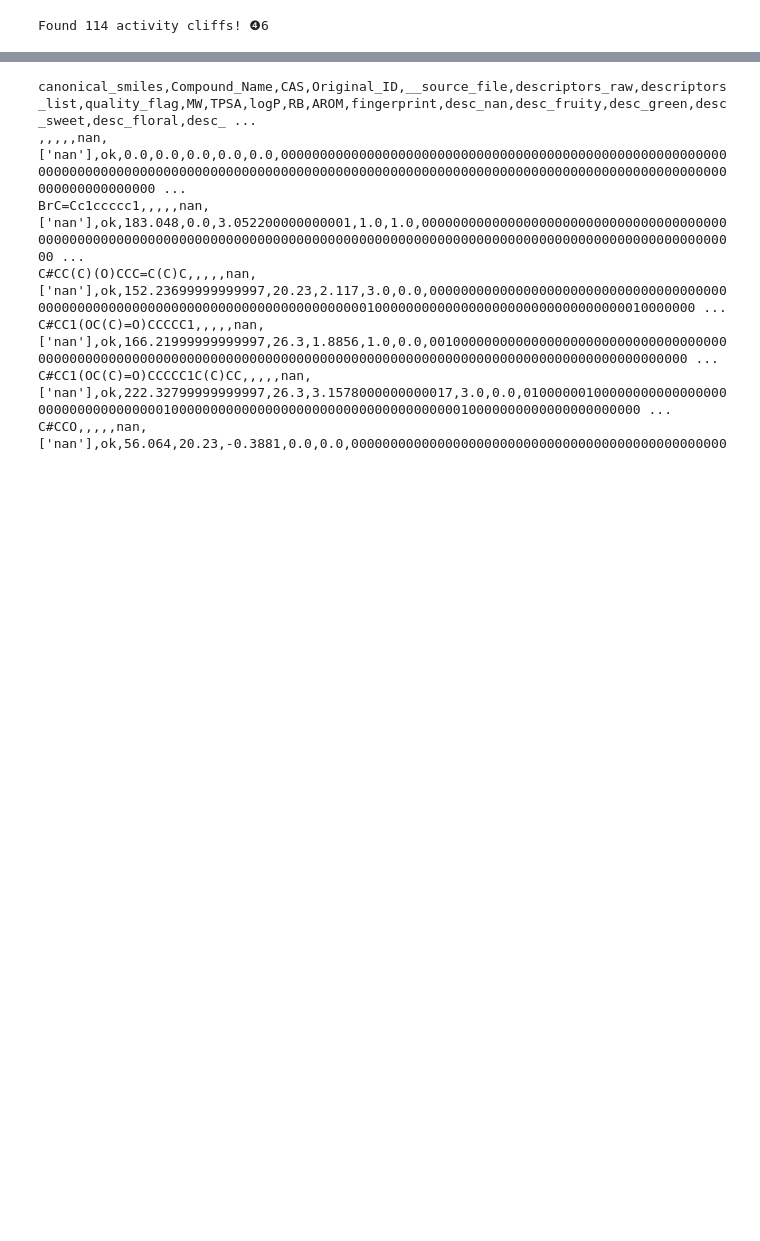
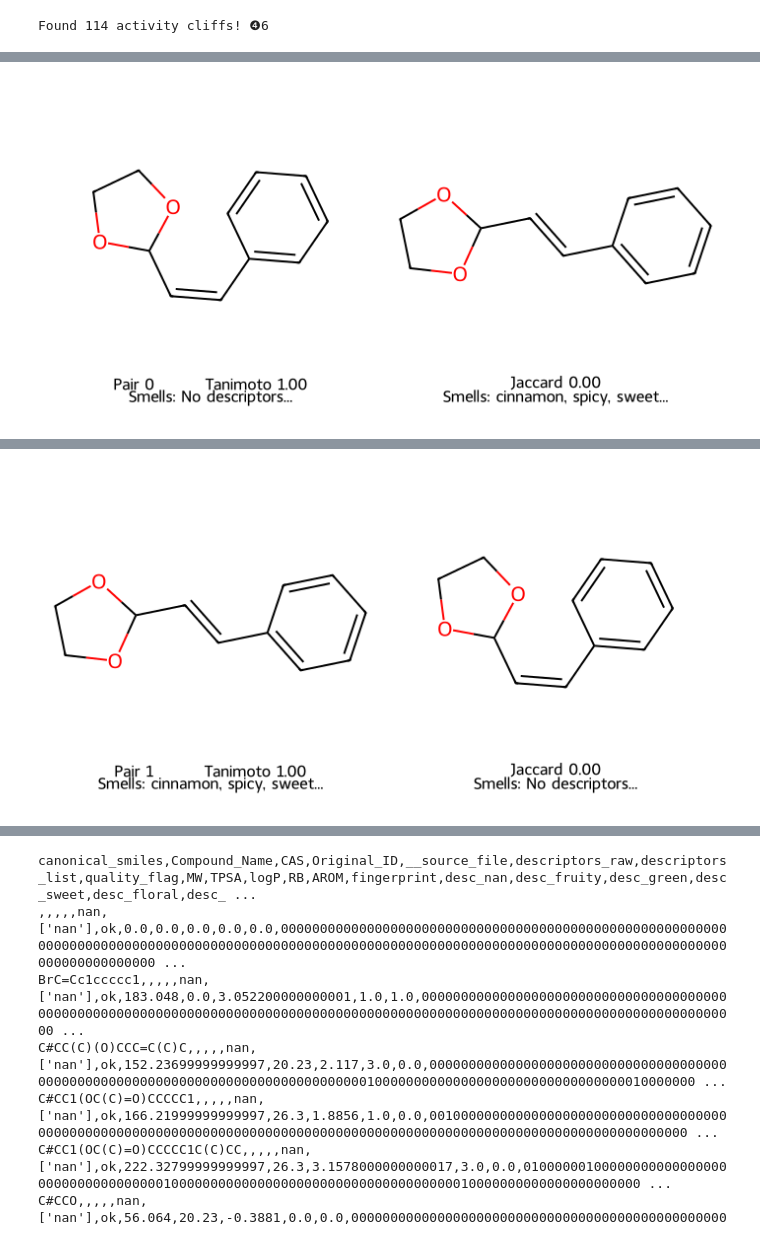
Before and after one commit to maeybeeh/olfactory-flavour-datasets-suds, a Jupyter notebook: notebooks/activitycliffs_openpom.ipynb, the cells around one changed output, grey strips where cells are left out. Saved outputs shown, nothing was run; the diff lists cells and outputs as text; code cells hidden in the pictures; blank space fills up the shorter version.

```diff
--- a/notebooks/activitycliffs_openpom.ipynb
+++ b/notebooks/activitycliffs_openpom.ipynb
@@ -365,18 +468,61 @@ Descriptors for molecule 2: ['cinnamon', 'spicy', 'sweet']
-# %%
-for idx in range(10):
-    pair = cliffs.iloc[idx]
-    mol1 = Chem.MolFromSmiles(pair["smiles1"])
-    mol2 = Chem.MolFromSmiles(pair["smiles2"])
-
-    img = Draw.MolsToGridImage(
-        [mol1, mol2],
-        molsPerRow=2,
-        subImgSize=(350, 350),
-        legends=[
-            f"Pair {idx} — Tanimoto {pair['tanimoto']:.2f}",
-            f"Jaccard {pair['jaccard']:.2f}"
-        ]
-    )
-
-    with open(f"cliff_{idx}.png", "wb") as f:
-        f.write(img.data)
+# %%
+import base64
+import PIL.Image
+import io
+from rdkit import Chem, DataStructs
+from rdkit.Chem import AllChem, Draw
+
+for idx in range(10):
+    pair = cliffs.iloc[idx]
+    mol1 = Chem.MolFromSmiles(pair["smiles1"])
+    mol2 = Chem.MolFromSmiles(pair["smiles2"])
+
+
+    def safe_eval_list(s):
+        try:
+            return eval(str(s))
+        except (SyntaxError, TypeError):
+            return [str(s)]
+
+    desc1_list = [d for d in safe_eval_list(pair['desc1']) if d != 'nan']
+    desc2_list = [d for d in safe_eval_list(pair['desc2']) if d != 'nan']
+
+    d1 = ', '.join(desc1_list) if desc1_list else 'No descriptors'
+    d2 = ', '.join(desc2_list) if desc2_list else 'No descriptors'
+
+    img_display_object = Draw.MolsToGridImage(
+        [mol1, mol2],
+        molsPerRow=2,
+        subImgSize=(350, 350),
+        legends=[
+            f"Pair {idx} — Tanimoto {pair['tanimoto']:.2f}\nSmells: {d1[:30]}...",
+            f"Jaccard {pair['jaccard']:.2f}\nSmells: {d2[:30]}..."
+        ],
+        useSVG=False
+    )
+
+    pil_image_to_save = None
+
+    if hasattr(img_display_object, '_repr_png_'):
+        png_data = img_display_object._repr_png_()
+
+        pil_image_to_save = PIL.Image.open(io.BytesIO(base64.b64decode(png_data)))
+    elif isinstance(img_display_object, PIL.Image.Image):
+        pil_image_to_save = img_display_object
+    else:
+        print(f"Warning: Could not process image object of type {type(img_display_object)}. Skipping save for cliff {idx}.")
+        continue
+
+
+    if pil_image_to_save:
+        pil_image_to_save.save(f"cliff_{idx}.png")
+
+
+    display(img_display_object)
+
+
+    files.download(f"cliff_{idx}.png")
+
+print("Generated and downloaded images for the top 10 activity cliffs.")
+# %% [output]
+[figure, added]
@@ -382,0 +531 @@ for idx in range(10):
+[figure, added]
```
Also changed, not shown: parts of 27 cells of this notebook, 1 other file.
